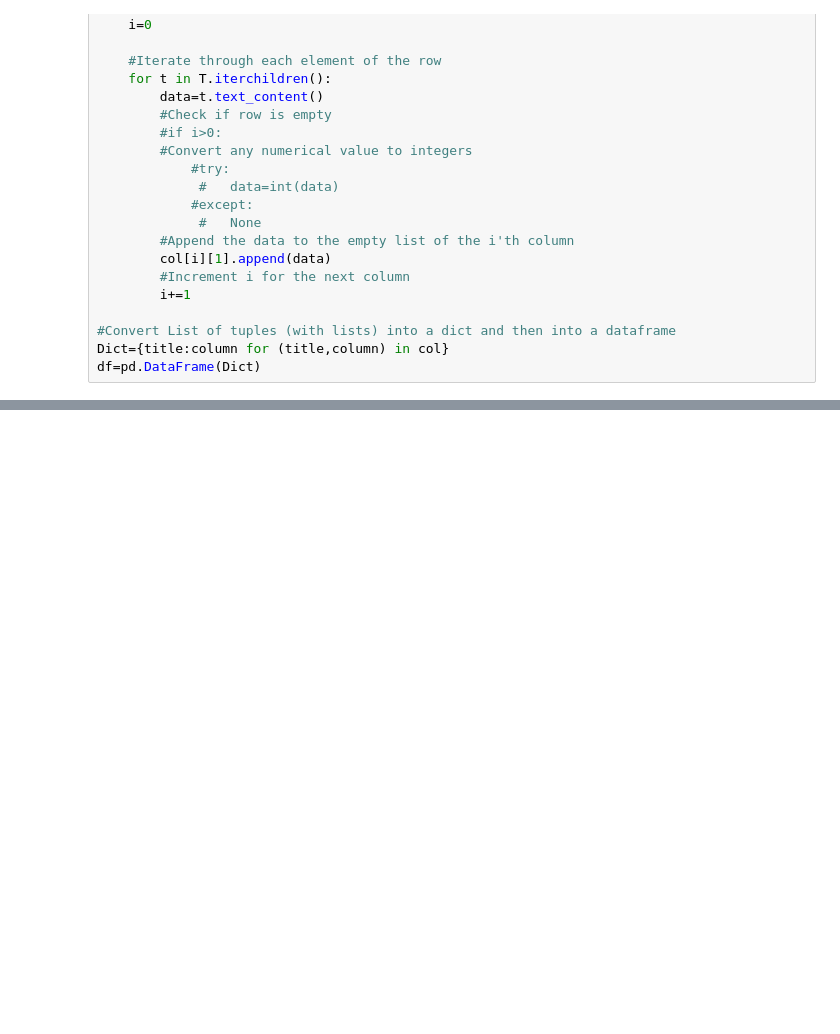
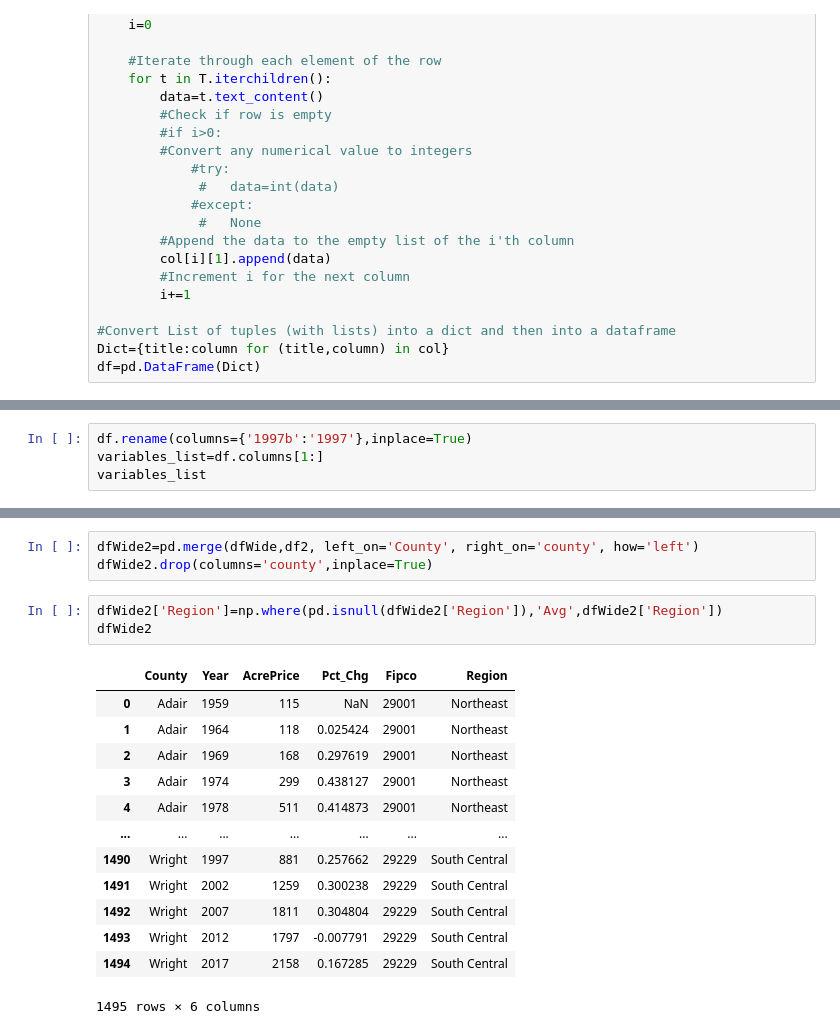
Before and after one commit to EricWismar/Forecast_Missouri_Land_Value, a Jupyter notebook: Land Value Forecast.ipynb, the cells around one changed output, grey strips where cells are left out. Saved outputs shown, nothing was run; the diff lists cells and outputs as text; blank space fills up the shorter version.

```diff
--- a/Land Value Forecast.ipynb
+++ b/Land Value Forecast.ipynb
@@ -126,0 +61,4 @@ transpose(*args, **kwargs) method of pandas.core.frame.DataFrame instance
+# %%
+df.rename(columns={'1997b':'1997'},inplace=True)
+variables_list=df.columns[1:]
+variables_list
@@ -126,0 +138,20 @@ transpose(*args, **kwargs) method of pandas.core.frame.DataFrame instance
+# %%
+dfWide2=pd.merge(dfWide,df2, left_on='County', right_on='county', how='left')
+dfWide2.drop(columns='county',inplace=True)
+# %%
+dfWide2['Region']=np.where(pd.isnull(dfWide2['Region']),'Avg',dfWide2['Region'])
+dfWide2
+# %% [output]
+|  | County | Year | AcrePrice | Pct_Chg | Fipco | Region |
+| 0 | Adair | 1959 | 115 | NaN | 29001 | Northeast |
+| 1 | Adair | 1964 | 118 | 0.025424 | 29001 | Northeast |
+| 2 | Adair | 1969 | 168 | 0.297619 | 29001 | Northeast |
+| 3 | Adair | 1974 | 299 | 0.438127 | 29001 | Northeast |
+| 4 | Adair | 1978 | 511 | 0.414873 | 29001 | Northeast |
+| ... | ... | ... | ... | ... | ... | ... |
+| 1490 | Wright | 1997 | 881 | 0.257662 | 29229 | South Central |
+| 1491 | Wright | 2002 | 1259 | 0.300238 | 29229 | South Central |
+| 1492 | Wright | 2007 | 1811 | 0.304804 | 29229 | South Central |
+| 1493 | Wright | 2012 | 1797 | -0.007791 | 29229 | South Central |
+| 1494 | Wright | 2017 | 2158 | 0.167285 | 29229 | South Central |
+1495 rows × 6 columns
```
Also changed, not shown: parts of 19 cells of this notebook.
